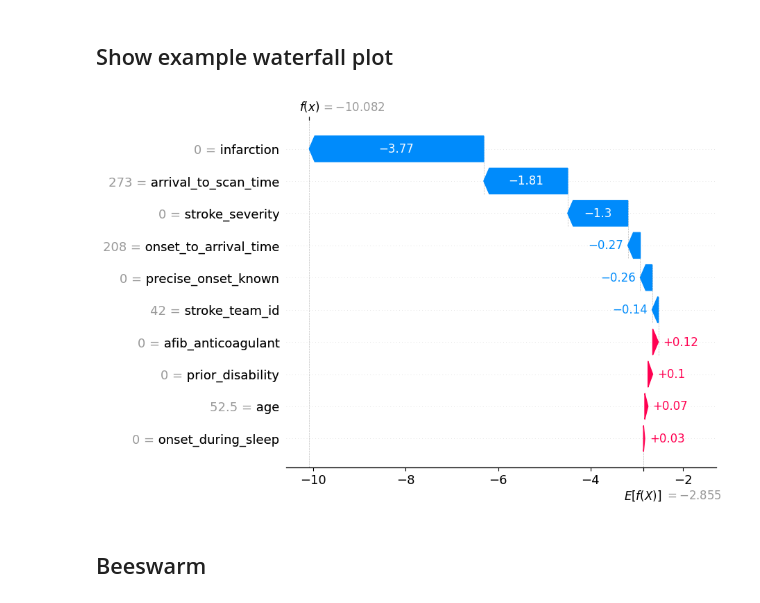
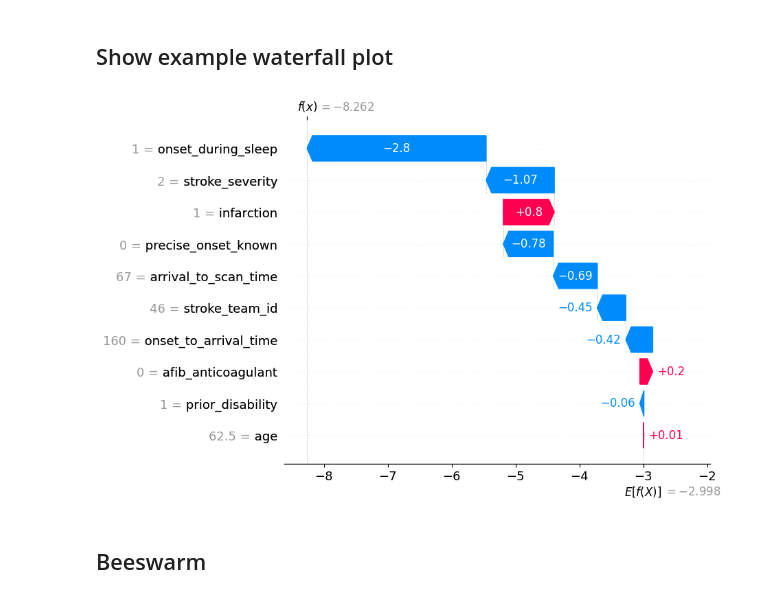
Before and after one commit to samuel-book/outcome_xgbb_shap, a Jupyter notebook: thrombolysis_decision/02_lgbm_shap.ipynb, the cells around one changed output. Saved outputs shown, nothing was run; the diff lists cells and outputs as text; code cells hidden in the pictures.

```diff
--- a/thrombolysis_decision/02_lgbm_shap.ipynb
+++ b/thrombolysis_decision/02_lgbm_shap.ipynb
@@ -115,21 +125,15 @@ array([90. ,  8. ,  3. , 82.5,  1. , 83. ,  1. ,  0. , 20. ,  0. ])
 # %% [markdown]
 ## Show example waterfall plot
-# %%
-# For LightGBM, need to construct a new object for plotting waterfall
-class Shap_array:
-    def __init__(self, shap_values_extended, row, class_index):
-        self.values = shap_values_extended[row][:, class_index].values
-        self.base_values = shap_values_extended[row].base_values[class_index]
-        self.data = shap_values_extended[row].data
-        self.display_data = shap_values_extended.display_data
-        self.feature_names = shap_values_extended.feature_names
-
-row = 100
-class_index = 1
-
-shap.waterfall_plot(Shap_array(shap_values_extended, row, class_index))
-# %% [output]
-[figure, removed]
+# %%
+row = 5
+class_index = 1
+
+shap.waterfall_plot(shap.Explanation(
+    values=shap_values[class_index][row],
+    base_values=explainer.expected_value[class_index], data=X_test.iloc[row],
+    feature_names=X_test.columns.tolist()))
+# %% [output]
+[figure, added]
 # %% [markdown]
 ## Beeswarm
 # %%
```
Also changed, not shown: parts of 8 cells of this notebook, 1 other file.
